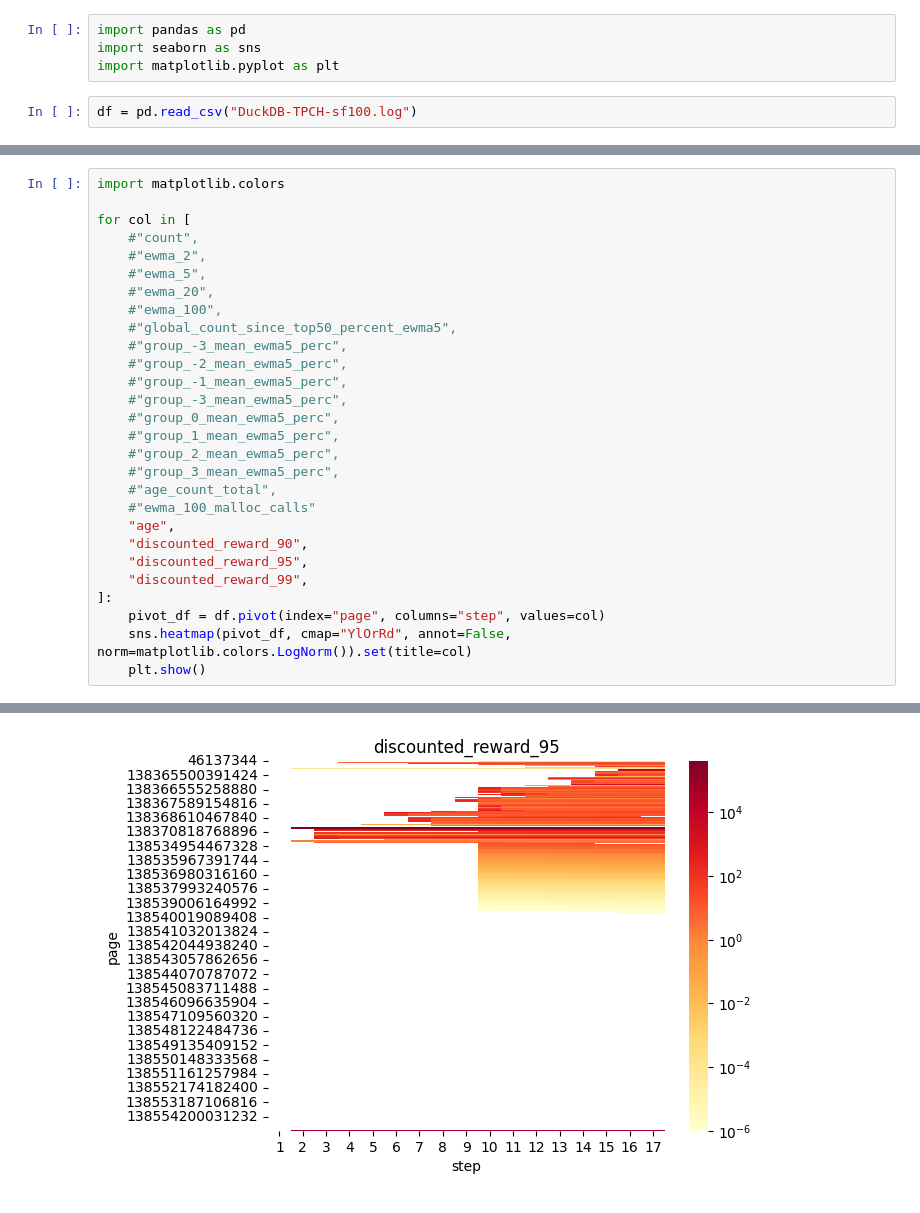
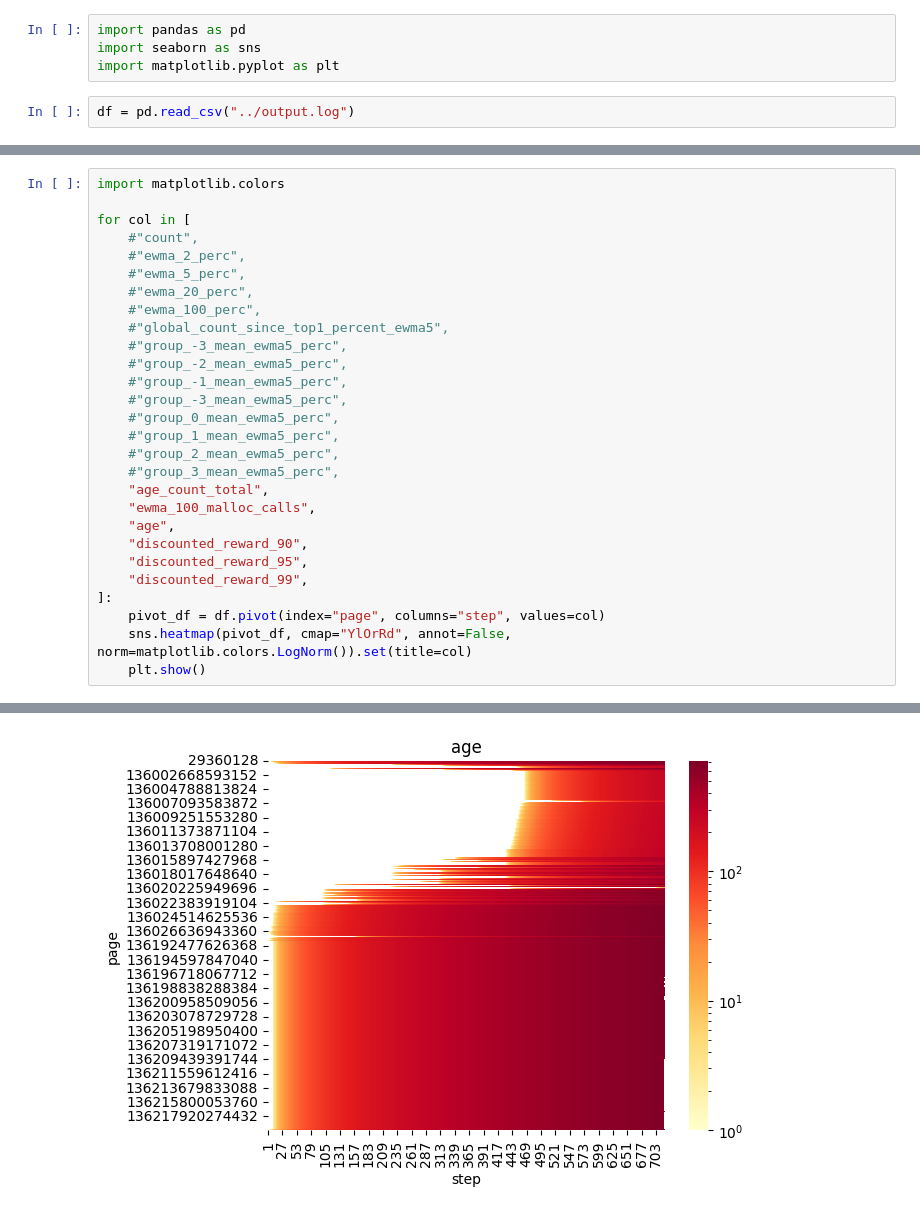
Before and after one commit to SujayYadalam94/tiering_solutions, a Jupyter notebook: data/sanity_check.ipynb, the cells around one changed output, grey strips where cells are left out. Drawn from its saved outputs; the diff is of its cells as text.

```diff
--- a/data/sanity_check.ipynb
+++ b/data/sanity_check.ipynb
@@ -3,7 +3,7 @@ import pandas as pd
 import seaborn as sns
 import matplotlib.pyplot as plt
 # %%
-df = pd.read_csv("DuckDB-TPCH-sf100.log")
+df = pd.read_csv("../output.log")
 # %%
 list(df.columns)
 # %% [output]
@@ -29,11 +29,11 @@ import matplotlib.colors
 
 for col in [
     #"count",
-    #"ewma_2",
-    #"ewma_5",
-    #"ewma_20",
-    #"ewma_100",
-    #"global_count_since_top50_percent_ewma5",
+    #"ewma_2_perc",
+    #"ewma_5_perc",
+    #"ewma_20_perc",
+    #"ewma_100_perc",
+    #"global_count_since_top1_percent_ewma5",
     #"group_-3_mean_ewma5_perc",
     #"group_-2_mean_ewma5_perc",
     #"group_-1_mean_ewma5_perc",
@@ -42,8 +42,8 @@ for col in [
     #"group_1_mean_ewma5_perc",
     #"group_2_mean_ewma5_perc",
     #"group_3_mean_ewma5_perc",
-    #"age_count_total",
-    #"ewma_100_malloc_calls"
+    "age_count_total",
+    "ewma_100_malloc_calls",
     "age",
     "discounted_reward_90",
     "discounted_reward_95",
@@ -58 +58 @@ for col in [
-[figure, old version]
+[figure, new version]
```
Also changed, not shown: parts of 2 cells of this notebook, 32 other files.
